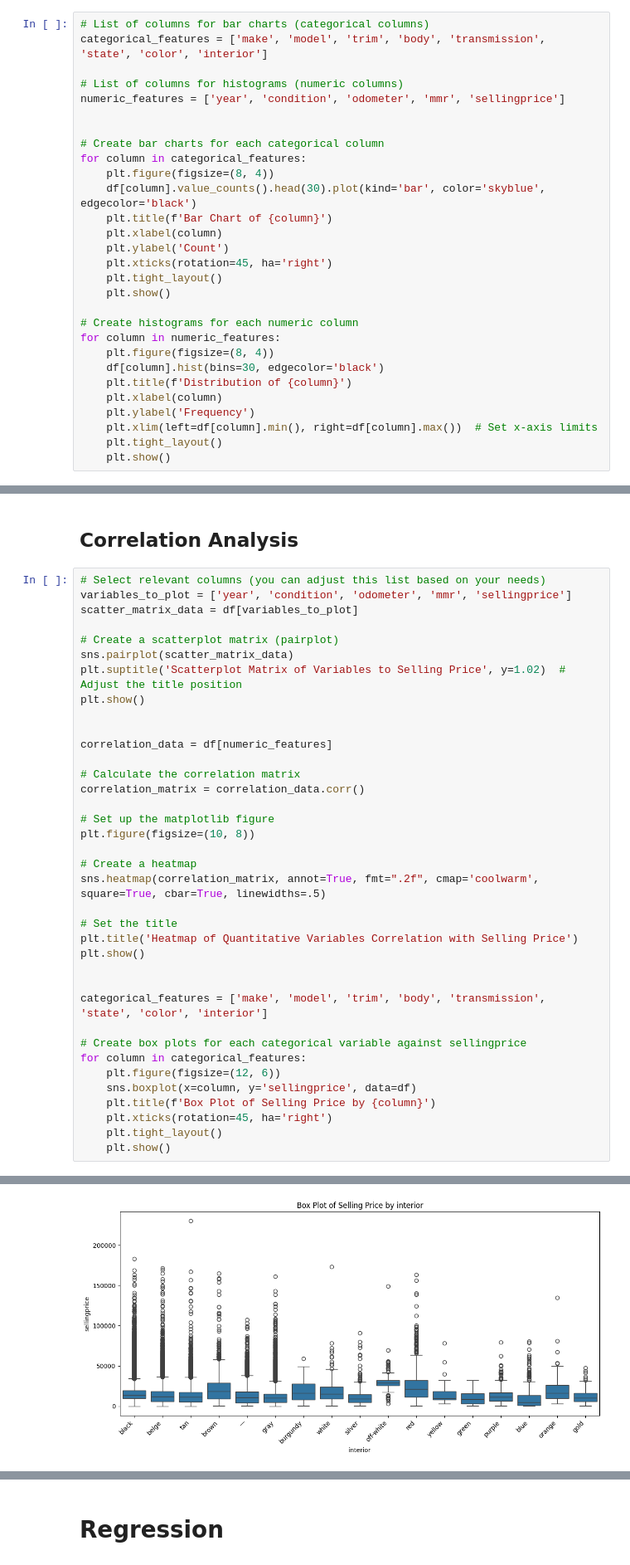
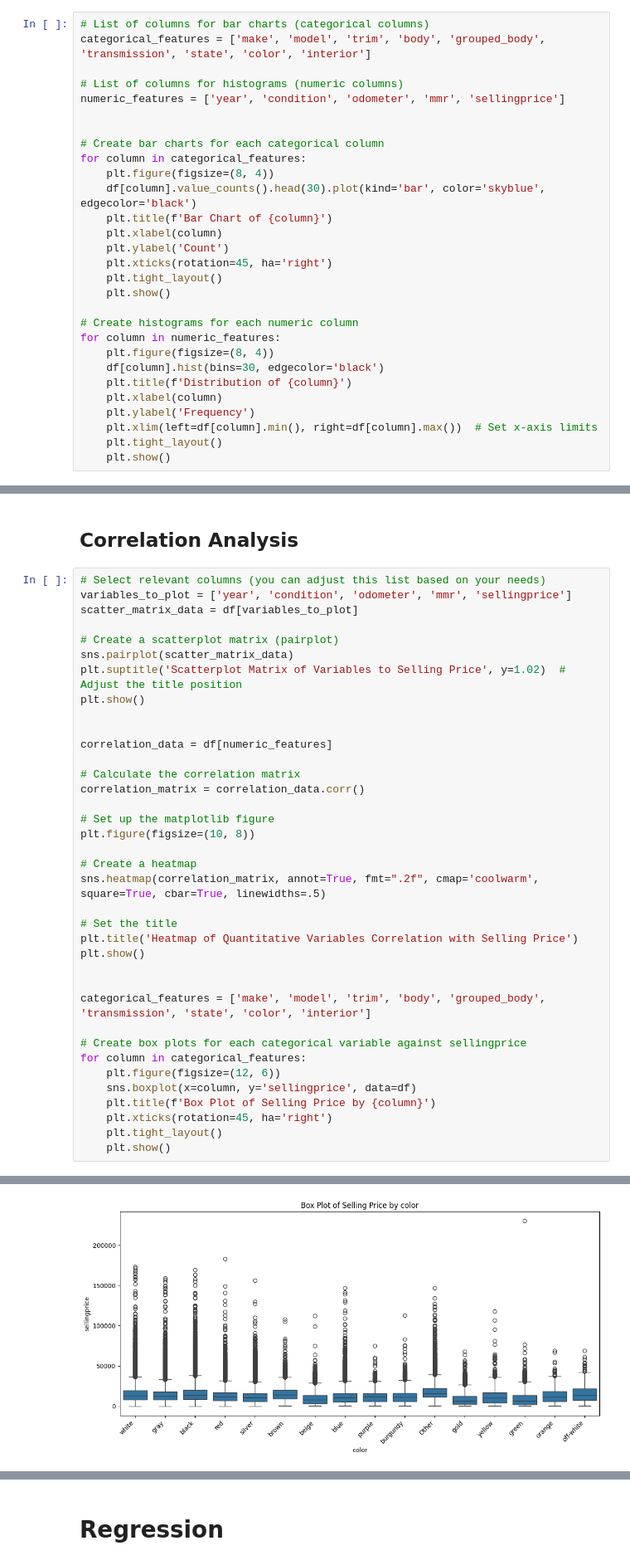
Before and after one commit to jasonzhu03/CS506-Project, a Jupyter notebook: final_project.ipynb, the cells around one changed output, grey strips where cells are left out. Shown at 83% size. Saved outputs shown, nothing was run; the diff lists cells and outputs as text.

```diff
--- a/final_project.ipynb
+++ b/final_project.ipynb
@@ -184,7 +238,7 @@ Name: count, dtype: int64
 ## Data Analysis
 # %%
 # List of columns for bar charts (categorical columns)
-categorical_features = ['make', 'model', 'trim', 'body', 'transmission', 'state', 'color', 'interior']
+categorical_features = ['make', 'model', 'trim', 'body', 'grouped_body', 'transmission', 'state', 'color', 'interior']
 
 # List of columns for histograms (numeric columns)
 numeric_features = ['year', 'condition', 'odometer', 'mmr', 'sellingprice']
@@ -254,7 +309,7 @@ plt.title('Heatmap of Quantitative Variables Correlation with Selling Price')
 plt.show()
 
 
-categorical_features = ['make', 'model', 'trim', 'body', 'transmission', 'state', 'color', 'interior']
+categorical_features = ['make', 'model', 'trim', 'body', 'grouped_body', 'transmission', 'state', 'color', 'interior']
 
 # Create box plots for each categorical variable against sellingprice
 for column in categorical_features:
@@ -277 +332 @@ for column in categorical_features:
-[figure, old version]
+[figure, new version]
```
Also changed, not shown: parts of 5 cells of this notebook, 1 other file.
